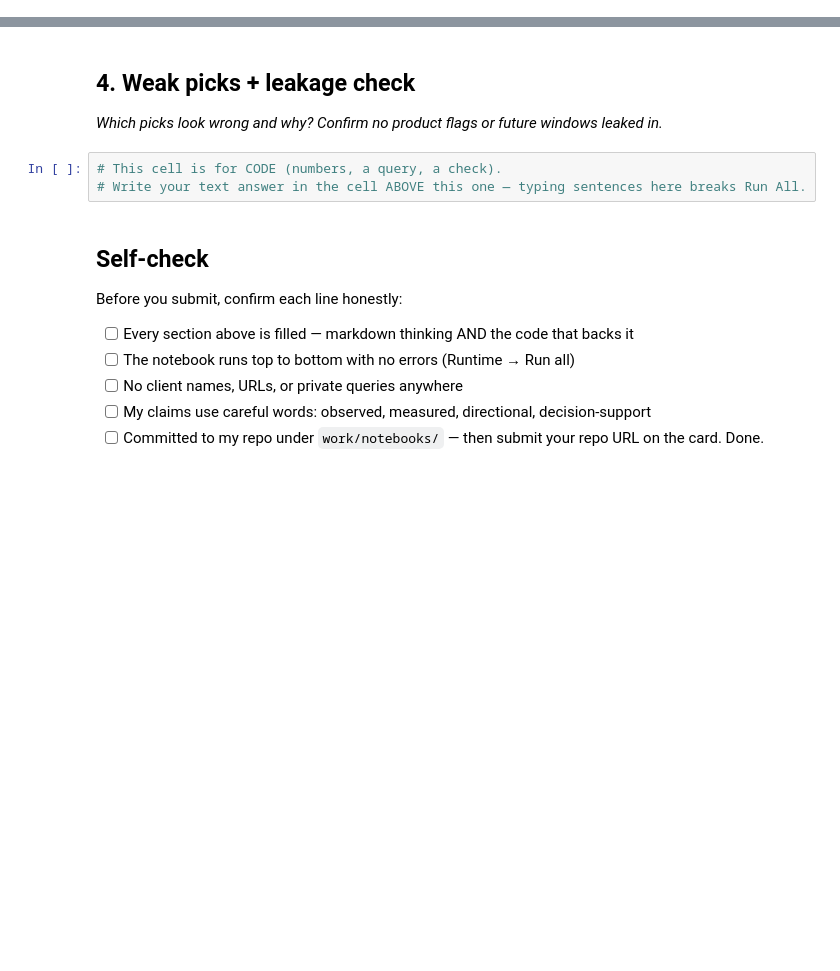
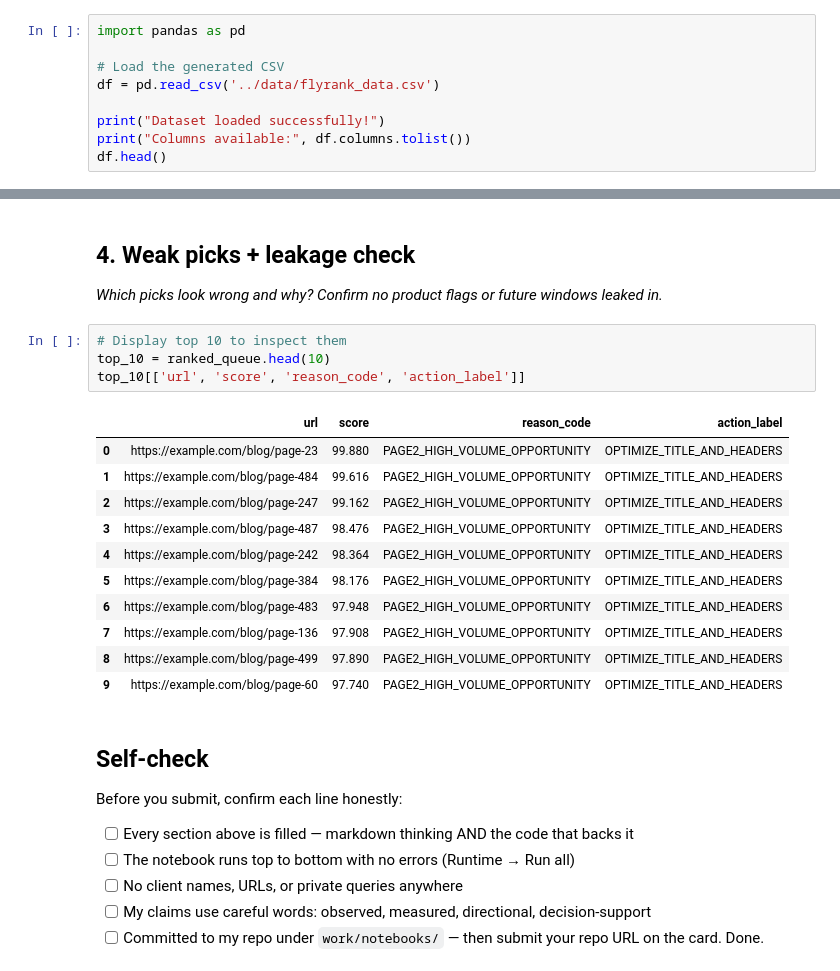
Before and after one commit to Maaz89/flyrank-ml-internship, a Jupyter notebook: work/notebooks/w04_baseline_score.ipynb, the cells around one changed output, grey strips where cells are left out. Drawn from its saved outputs; the diff is of its cells as text; blank space fills up the shorter version.

```diff
--- a/work/notebooks/w04_baseline_score.ipynb
+++ b/work/notebooks/w04_baseline_score.ipynb
@@ -15,0 +84,9 @@ This skeleton is yours to fill. Work the sections **in order** — each one has
+# %%
+import pandas as pd
+
+# Load the generated CSV
+df = pd.read_csv('../data/flyrank_data.csv')
+
+print("Dataset loaded successfully!")
+print("Columns available:", df.columns.tolist())
+df.head()
@@ -31,9 +252,22 @@ This skeleton is yours to fill. Work the sections **in order** — each one has
 ## 4. Weak picks + leakage check
 
 *Which picks look wrong and why? Confirm no product flags or future windows leaked in.*
-# %%
-# This cell is for CODE (numbers, a query, a check).
-# Write your text answer in the cell ABOVE this one — typing sentences here breaks Run All.
+# %%
+# Display top 10 to inspect them
+top_10 = ranked_queue.head(10)
+top_10[['url', 'score', 'reason_code', 'action_label']]
+# %% [output]
+|  | url | score | reason_code | action_label |
+| 0 | https://example.com/blog/page-23 | 99.880 | PAGE2_HIGH_VOLUME_OPPORTUNITY | OPTIMIZE_TITLE_AND_HEADERS |
+| 1 | https://example.com/blog/page-484 | 99.616 | PAGE2_HIGH_VOLUME_OPPORTUNITY | OPTIMIZE_TITLE_AND_HEADERS |
+| 2 | https://example.com/blog/page-247 | 99.162 | PAGE2_HIGH_VOLUME_OPPORTUNITY | OPTIMIZE_TITLE_AND_HEADERS |
+| 3 | https://example.com/blog/page-487 | 98.476 | PAGE2_HIGH_VOLUME_OPPORTUNITY | OPTIMIZE_TITLE_AND_HEADERS |
+| 4 | https://example.com/blog/page-242 | 98.364 | PAGE2_HIGH_VOLUME_OPPORTUNITY | OPTIMIZE_TITLE_AND_HEADERS |
+| 5 | https://example.com/blog/page-384 | 98.176 | PAGE2_HIGH_VOLUME_OPPORTUNITY | OPTIMIZE_TITLE_AND_HEADERS |
+| 6 | https://example.com/blog/page-483 | 97.948 | PAGE2_HIGH_VOLUME_OPPORTUNITY | OPTIMIZE_TITLE_AND_HEADERS |
+| 7 | https://example.com/blog/page-136 | 97.908 | PAGE2_HIGH_VOLUME_OPPORTUNITY | OPTIMIZE_TITLE_AND_HEADERS |
+| 8 | https://example.com/blog/page-499 | 97.890 | PAGE2_HIGH_VOLUME_OPPORTUNITY | OPTIMIZE_TITLE_AND_HEADERS |
+| 9 | https://example.com/blog/page-60 | 97.740 | PAGE2_HIGH_VOLUME_OPPORTUNITY | OPTIMIZE_TITLE_AND_HEADERS |
 # %% [markdown]
 ## Self-check
 
```
Also changed, not shown: parts of 6 cells of this notebook.
